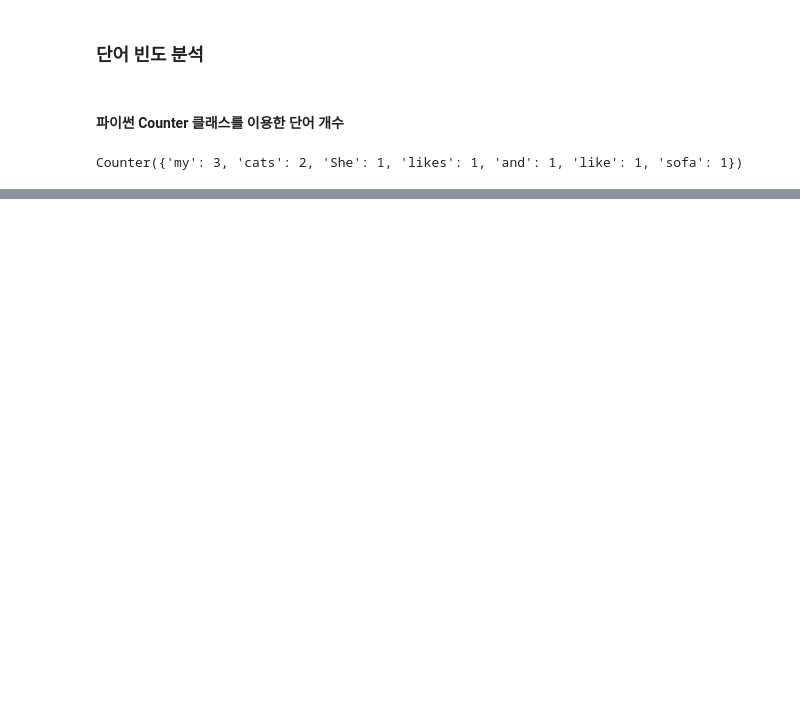
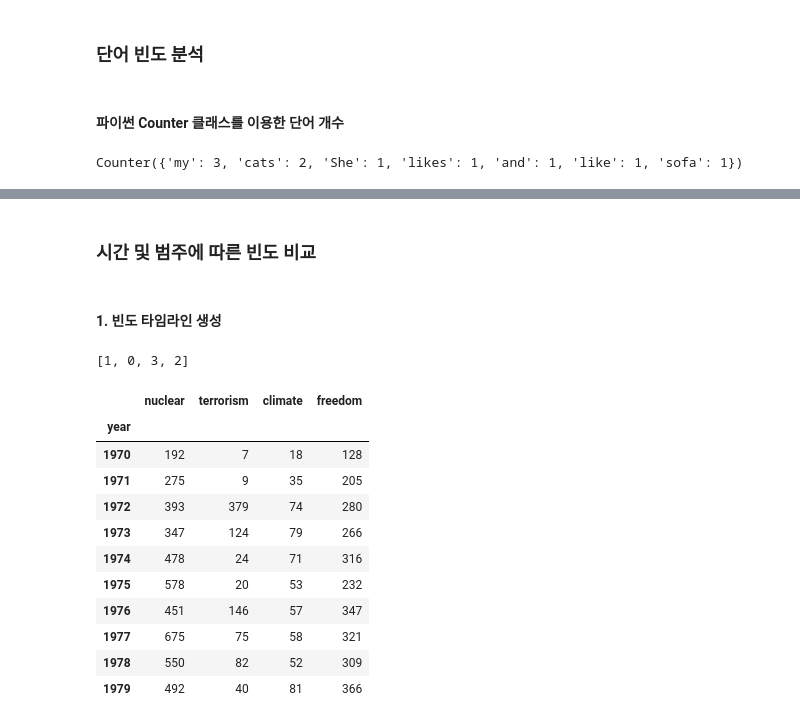
Before and after one commit to chw8207/text_python, a Jupyter notebook: 텍스트 통찰.ipynb, the cells around one changed output, grey strips where cells are left out. Drawn from its saved outputs; the diff is of its cells as text; code cells hidden in the pictures; blank space fills up the shorter version.

```diff
--- a/텍스트 통찰.ipynb
+++ b/텍스트 통찰.ipynb
@@ -248,0 +532,4 @@ Counter({'my': 3, 'cats': 2, 'She': 1, 'likes': 1, 'and': 1, 'like': 1, 'sofa':
+# %% [markdown]
+### 시간 및 범주에 따른 빈도 비교
+# %% [markdown]
+#### 1. 빈도 타임라인 생성
@@ -248,0 +542,7 @@ Counter({'my': 3, 'cats': 2, 'She': 1, 'likes': 1, 'and': 1, 'like': 1, 'sofa':
+# %%
+keywords = ['nuclear', 'terrorism', 'climate', 'freedom']
+tokens = ['nuclear', 'climate', 'climate', 'freedom', 'climate', 'freedom']
+
+print(count_keywords(tokens, keywords))
+# %% [output]
+[1, 0, 3, 2]
@@ -248,0 +559,17 @@ Counter({'my': 3, 'cats': 2, 'She': 1, 'likes': 1, 'and': 1, 'like': 1, 'sofa':
+# %%
+pd.options.display.max_rows = 4
+pd.options.display.max_rows = 60
+freq_df.head(10)
+# %% [output]
+|  | nuclear | terrorism | climate | freedom |
+| year |  |  |  |  |
+| 1970 | 192 | 7 | 18 | 128 |
+| 1971 | 275 | 9 | 35 | 205 |
+| 1972 | 393 | 379 | 74 | 280 |
+| 1973 | 347 | 124 | 79 | 266 |
+| 1974 | 478 | 24 | 71 | 316 |
+| 1975 | 578 | 20 | 53 | 232 |
+| 1976 | 451 | 146 | 57 | 347 |
+| 1977 | 675 | 75 | 58 | 321 |
+| 1978 | 550 | 82 | 52 | 309 |
+| 1979 | 492 | 40 | 81 | 366 |
```
Also changed, not shown: parts of 31 cells of this notebook.
